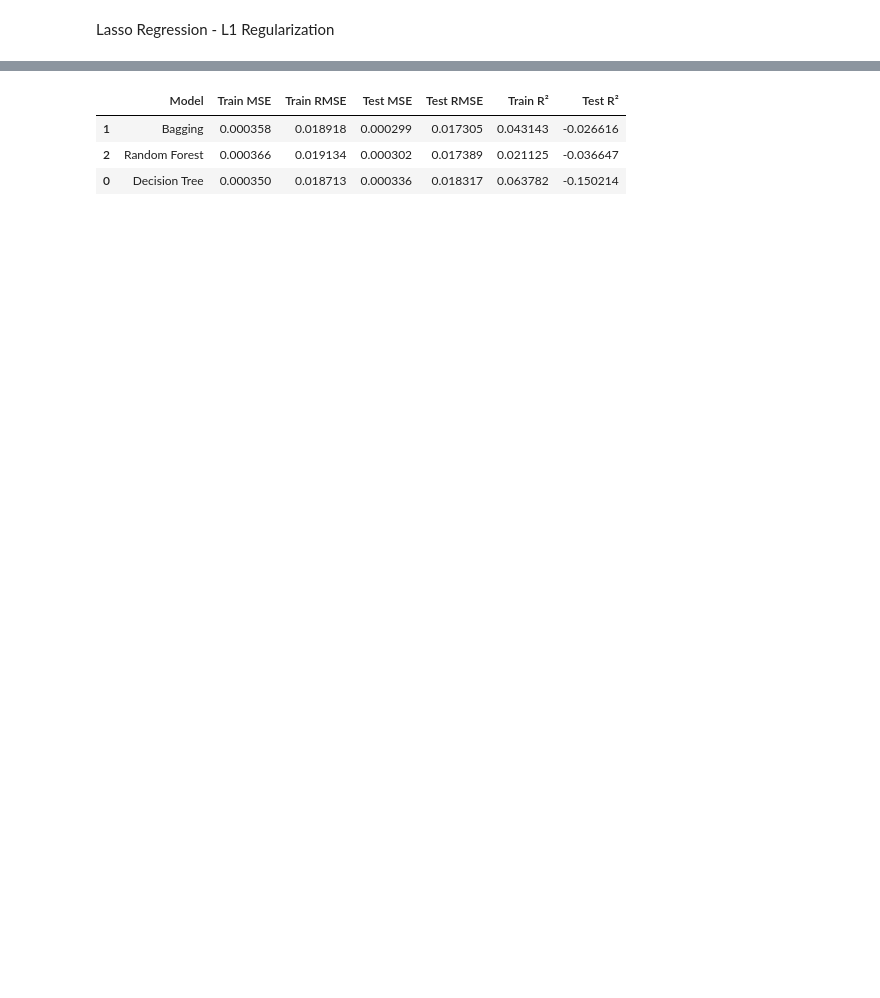
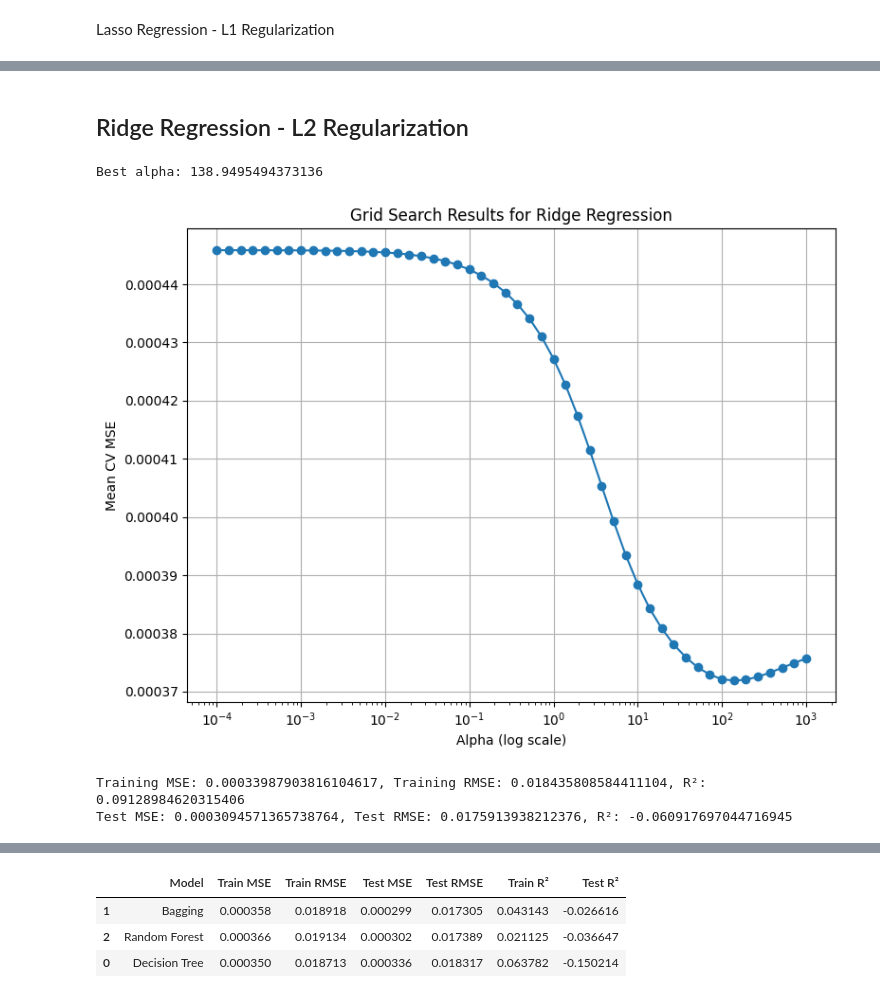
Before and after one commit to spy061/CX-4240, a Jupyter notebook: Models/Final Model - IRR.ipynb, the cells around one changed output, grey strips where cells are left out. Saved outputs shown, nothing was run; the diff lists cells and outputs as text; code cells hidden in the pictures; blank space fills up the shorter version.

```diff
--- a/Models/Final Model - IRR.ipynb
+++ b/Models/Final Model - IRR.ipynb
@@ -840,0 +466,70 @@ plt.show()
+# %% [markdown]
+## Ridge Regression - L2 Regularization
+# %%
+ridge = Pipeline([
+    ('preprocessor', preprocessor),
+    ('regressor', Ridge(max_iter=10000))
+])
+
+# Grid search over alpha parameter for Ridge regression
+param_grid = {
+    'regressor__alpha': np.logspace(-4, 3, 50)  # From 0.0001 to 10
+}
+
+# Set up GridSearchCV
+grid = GridSearchCV(
+    estimator=ridge,
+    param_grid=param_grid,
+    scoring='neg_mean_squared_error',
+    cv=5,
+    n_jobs=-1
+)
+
+# Fit the model
+grid.fit(X_train, y_train)
+
+# Best alpha and model
+best_alpha = grid.best_params_['regressor__alpha']
+print("Best alpha:", best_alpha)
+
+# Retrieve best pipeline
+ridge = grid.best_estimator_
+# %% [output]
+Best alpha: 138.9495494373136
+# %%
+# Visualize GridSearch CV Results
+results_df = pd.DataFrame(grid.cv_results_)
+
+# Plot mean test score vs alpha (on a log scale)
+plt.figure(figsize=(8, 6))
+plt.plot(results_df['param_regressor__alpha'].astype(float),
+         -results_df['mean_test_score'], marker='o')
+plt.xscale('log')
+plt.xlabel('Alpha (log scale)')
+plt.ylabel('Mean CV MSE')
+plt.title('Grid Search Results for Ridge Regression')
+plt.grid(True)
+plt.tight_layout()
+plt.show()
+# %% [output]
+[figure, added]
+# %%
+# Predict using the Ridge model
+y_train_pred_L2 = ridge.predict(X_train)
+y_test_pred_L2 = ridge.predict(X_test)
+
+# Training Error
+train_mse_L2 = mean_squared_error(y_train, y_train_pred_L2)
+train_rmse_L2 = np.sqrt(train_mse_L2)
+train_r2_L2 = r2_score(y_train, y_train_pred_L2)
+
+# Testing Error
+test_mse_L2 = mean_squared_error(y_test, y_test_pred_L2)
+test_rmse_L2 = np.sqrt(test_mse_L2)
+test_r2_L2 = r2_score(y_test, y_test_pred_L2)
+
+print(f"Training MSE: {train_mse_L2}, Training RMSE: {train_rmse_L2}, R²: {train_r2_L2}")
+print(f"Test MSE: {test_mse_L2}, Test RMSE: {test_rmse_L2}, R²: {test_r2_L2}")
+# %% [output]
+Training MSE: 0.00033987903816104617, Training RMSE: 0.018435808584411104, R²: 0.09128984620315406
+Test MSE: 0.0003094571365738764, Test RMSE: 0.0175913938212376, R²: -0.060917697044716945
```
Also changed, not shown: parts of 92 cells of this notebook, 1 other file.
